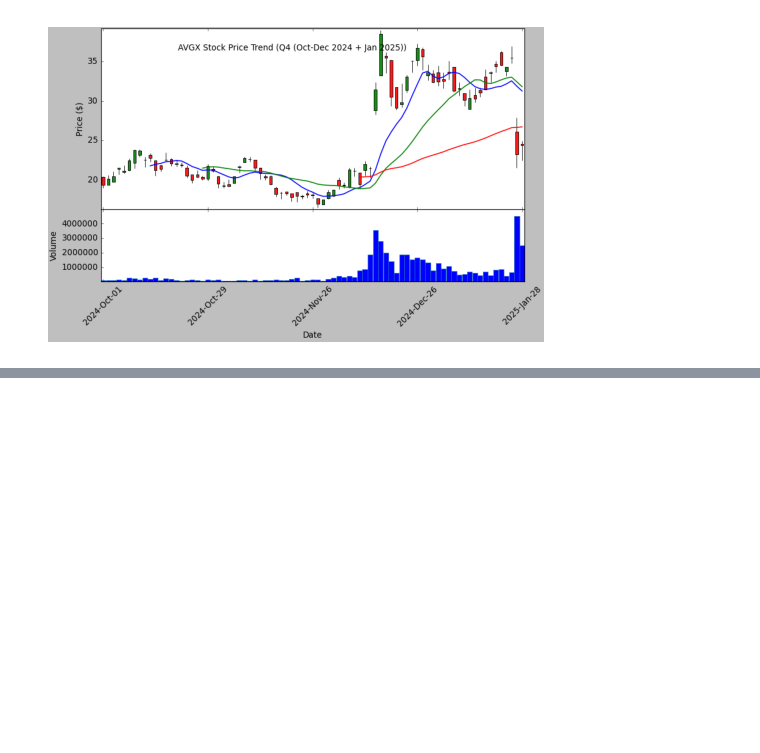
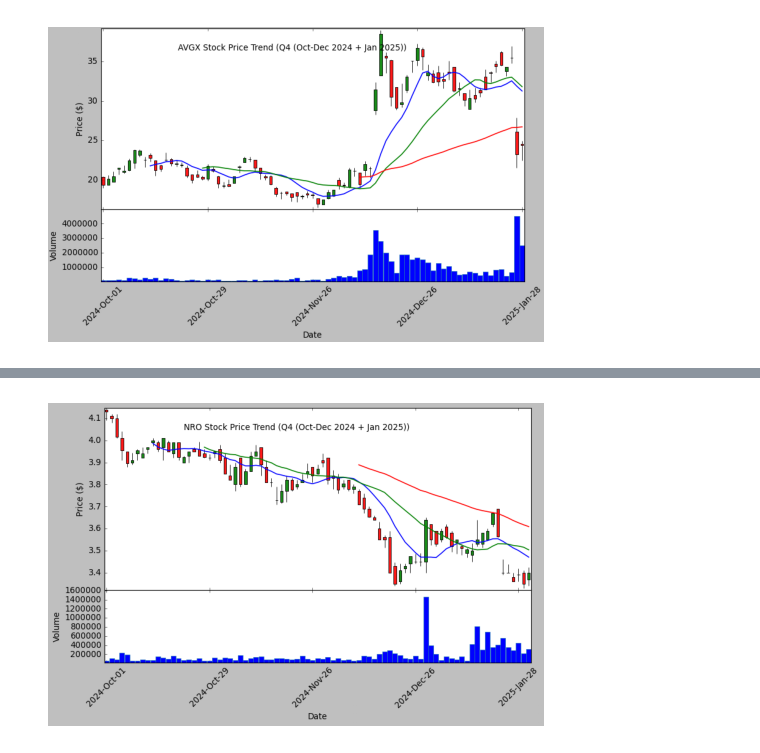
Before and after one commit to cindyd97/A_Stock_Analysis, a Jupyter notebook: All_work/all_8_stocks_analysis.ipynb, the cells around one changed output, grey strips where cells are left out. Cells and saved outputs as stored; diff of their text form; code cells hidden in the pictures; blank space fills up the shorter version.

```diff
--- a/All_work/all_8_stocks_analysis.ipynb
+++ b/All_work/all_8_stocks_analysis.ipynb
@@ -63,7 +67,9 @@ TypeError: imshow() missing 1 required positional argument: 'X'
 # %%
 # Display the image
-plt.imshow()
+plt.imshow(nro1)
 plt.axis('off')  # Hide axes
 plt.show()
+# %% [output]
+[figure, added]
 # %%
 # Display the image
```
Also changed, not shown: parts of 15 cells of this notebook, 4 other files.
